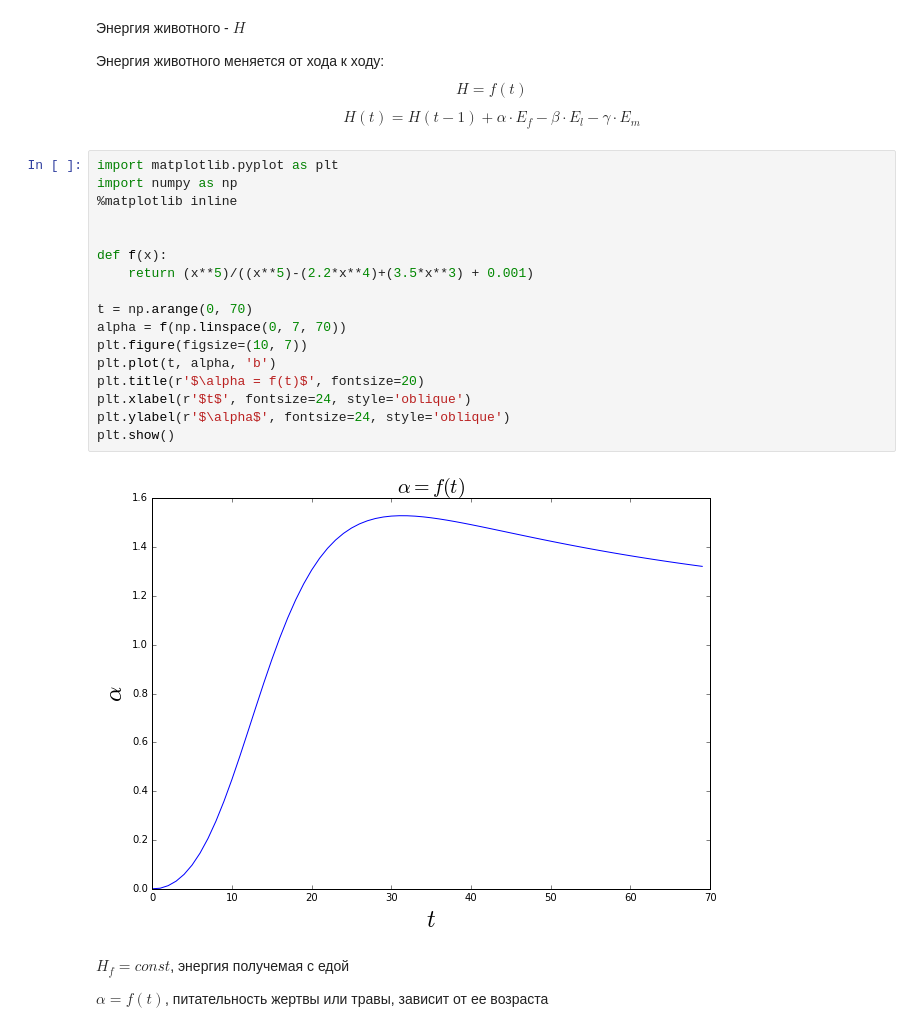
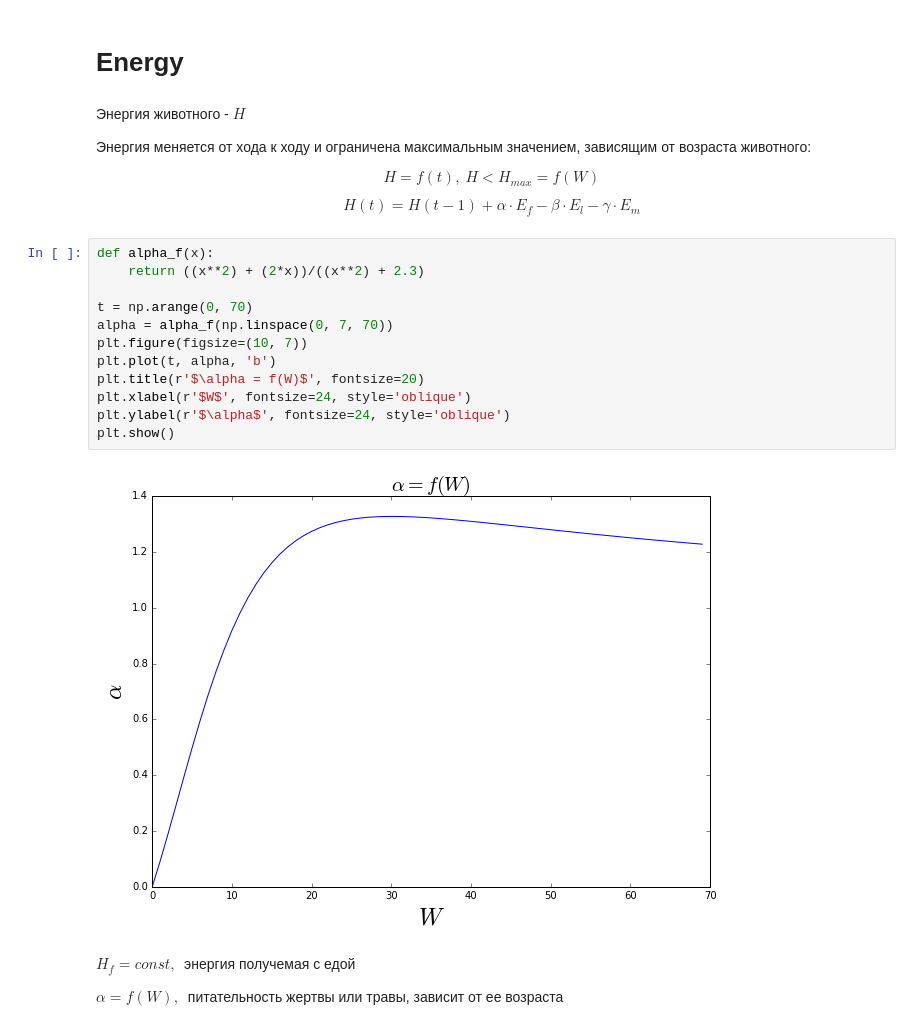
Before and after one commit to Zhuikov/predator-prey, a Jupyter notebook: notebooks/LifeModel.ipynb, the cells around one changed output. Saved outputs shown, nothing was run; the diff lists cells and outputs as text.

```diff
--- a/notebooks/LifeModel.ipynb
+++ b/notebooks/LifeModel.ipynb
@@ -1,35 +1,33 @@
+# %% [markdown]
+# Energy
 # %% [markdown]
 Энергия животного - $H$
 
-Энергия животного меняется от хода к ходу:
+Энергия меняется от хода к ходу и ограничена максимальным значением, зависящим от возраста животного:
+
 $$
-H = f(t)
+H = f(t), \: H < H_{max} = f(W)
 $$
 
 $$
 H(t) = H(t-1) + \alpha \cdot E_f - \beta \cdot E_l - \gamma \cdot E_m
 $$
 # %%
-import matplotlib.pyplot as plt
-import numpy as np
-%matplotlib inline
-
-
-def f(x):
-    return (x**5)/((x**5)-(2.2*x**4)+(3.5*x**3) + 0.001)
+def alpha_f(x):
+    return ((x**2) + (2*x))/((x**2) + 2.3)
 
 t = np.arange(0, 70)
-alpha = f(np.linspace(0, 7, 70))
+alpha = alpha_f(np.linspace(0, 7, 70))
 plt.figure(figsize=(10, 7))
 plt.plot(t, alpha, 'b')
-plt.title(r'$\alpha = f(t)$', fontsize=20)
-plt.xlabel(r'$t$', fontsize=24, style='oblique')
+plt.title(r'$\alpha = f(W)$', fontsize=20)
+plt.xlabel(r'$W$', fontsize=24, style='oblique')
 plt.ylabel(r'$\alpha$', fontsize=24, style='oblique')
 plt.show()
 # %% [output]
-[figure, old version]
+[figure, new version]
 # %% [markdown]
-$H_f = const$, энергия получемая с едой
+$H_f = const, \:$ энергия получемая с едой
 
-$\alpha = f(t)$, питательность жертвы или травы, зависит от ее возраста
+$\alpha = f(W), \:$ питательность жертвы или травы, зависит от ее возраста
 # %%
```
Also changed, not shown: parts of 10 cells of this notebook.
